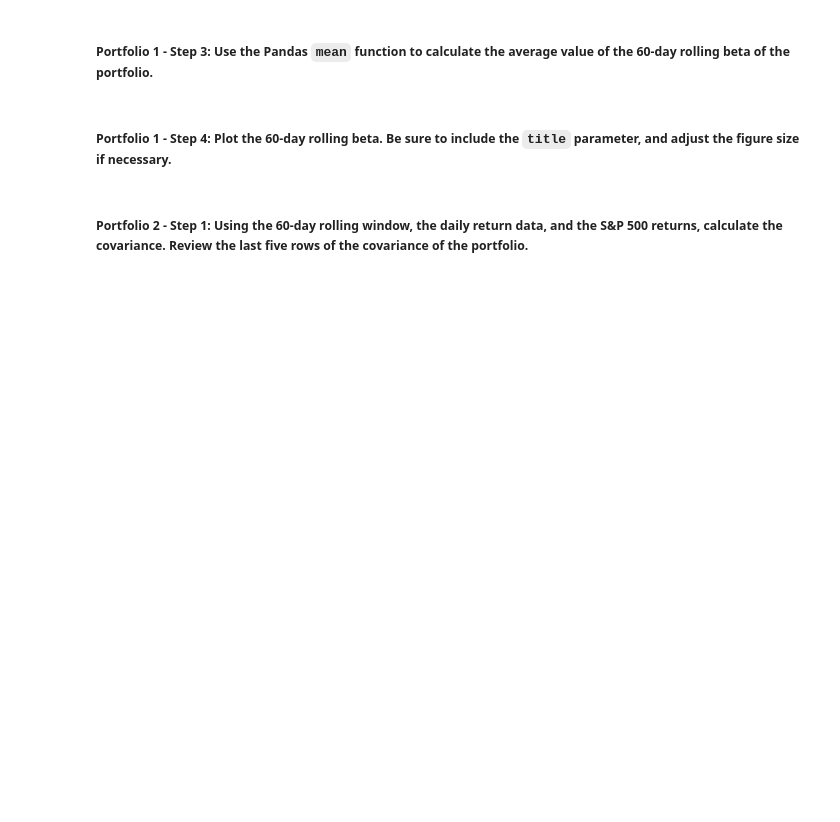
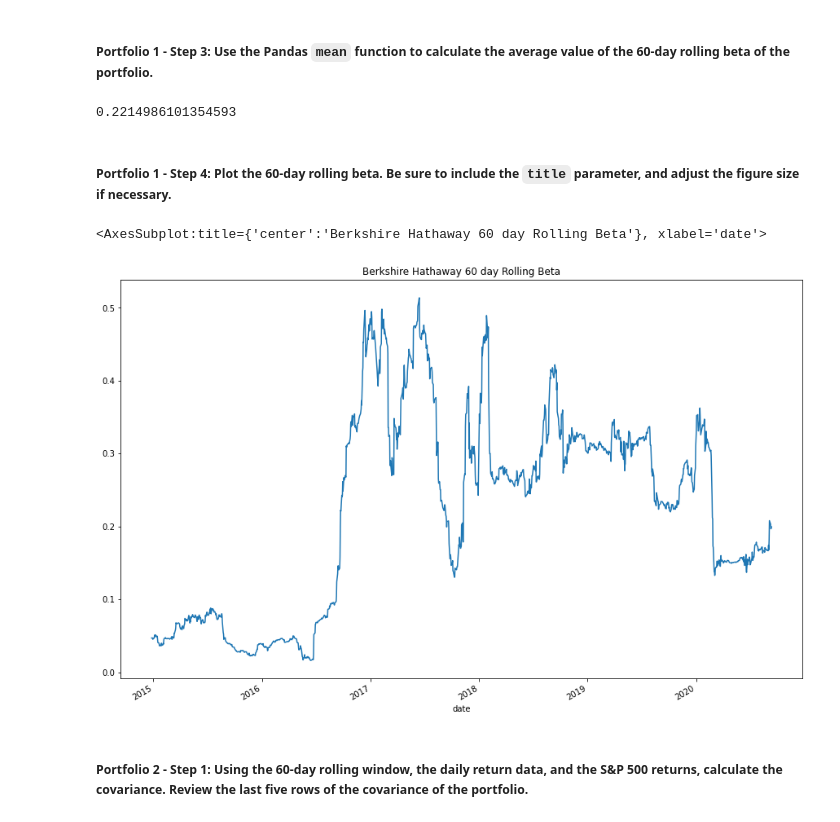
Before and after one commit to tembolo1284/ChallengeFiles_Part4_PaulLopez, a Jupyter notebook: risk_return_analysis.ipynb, the cells around one changed output. Drawn from its saved outputs; the diff is of its cells as text; code cells hidden in the pictures; blank space fills up the shorter version.

```diff
--- a/risk_return_analysis.ipynb
+++ b/risk_return_analysis.ipynb
@@ -339,4 +389,7 @@ Your analysis is nearing completion. Now, you need to evaluate how the portfolio
 #### Use the Pandas `var` function to calculate the variance of the S&P 500 by using a 60-day rolling window. Visualize the last five rows of the variance of the S&P 500.
 # %%
 # Calculate the variance of the S&P 500 using a rolling 60-day window.
-# YOUR CODE HERE
+#I'd definitely recommend Berkshire Hathaway and Tiger Global. So those are the two I'll pick for my analysis.
+
+snp_rolling_60_var = daily_returns['S&P 500'].rolling(window=60).var()
+snp_rolling_60_var.tail()
@@ -355,4 +416,6 @@ Your analysis is nearing completion. Now, you need to evaluate how the portfolio
 # %%
 # Calculate the covariance using a 60-day rolling window
 # Review the last five rows of the covariance data
-# YOUR CODE HERE
+# BERKSHIRE HATHAWAY INC first:
+bh_rolling_60_covar = daily_returns['BERKSHIRE HATHAWAY INC'].rolling(window=60).cov(daily_returns['S&P 500'])
+bh_rolling_60_covar.tail()
@@ -361,4 +432,5 @@ Your analysis is nearing completion. Now, you need to evaluate how the portfolio
 # %%
 # Calculate the beta based on the 60-day rolling covariance compared to the market (S&P 500)
 # Review the last five rows of the beta information
-# YOUR CODE HERE
+bh_rolling_60_beta = bh_rolling_60_covar / snp_rolling_60_var
+bh_rolling_60_beta.tail()
@@ -366,13 +446,19 @@ Your analysis is nearing completion. Now, you need to evaluate how the portfolio
 ##### Portfolio 1 - Step 3: Use the Pandas `mean` function to calculate the average value of the 60-day rolling beta of the portfolio.
 # %%
 # Calculate the average of the 60-day rolling beta
-# YOUR CODE HERE
+bh_rolling_60_beta_mean = bh_rolling_60_beta.mean()
+bh_rolling_60_beta_mean
+# %% [output]
+0.2214986101354593
 # %% [markdown]
 ##### Portfolio 1 - Step 4: Plot the 60-day rolling beta. Be sure to include the `title` parameter, and adjust the figure size if necessary.
 # %%
 # Plot the rolling beta
 # Include a title parameter and adjust the figure size
-# YOUR CODE HERE
+bh_rolling_60_beta.plot(figsize=(15,10), title="Berkshire Hathaway 60 day Rolling Beta")
+# %% [output]
+<AxesSubplot:title={'center':'Berkshire Hathaway 60 day Rolling Beta'}, xlabel='date'>
+[figure, added]
 # %% [markdown]
 ##### Portfolio 2 - Step 1: Using the 60-day rolling window, the daily return data, and the S&P 500 returns, calculate the covariance. Review the last five rows of the covariance of the portfolio.
 # %%
```
Also changed, not shown: parts of 22 cells of this notebook, 1 other file.
